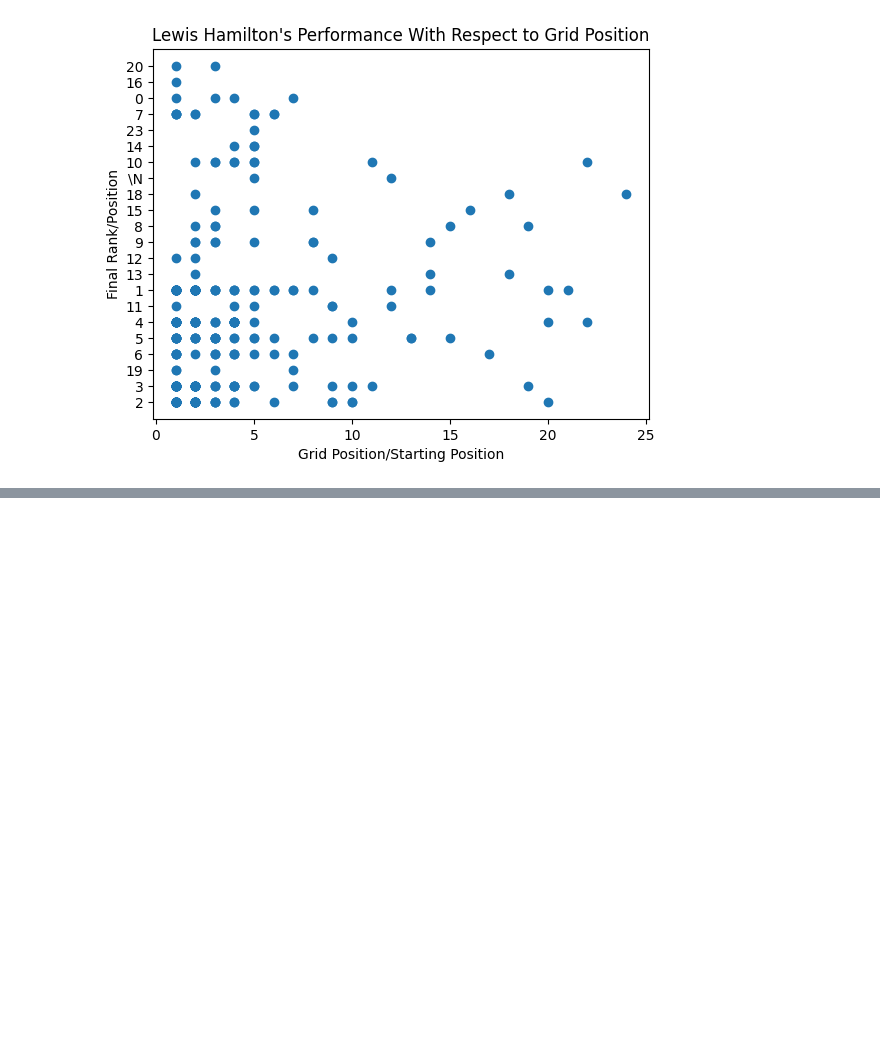
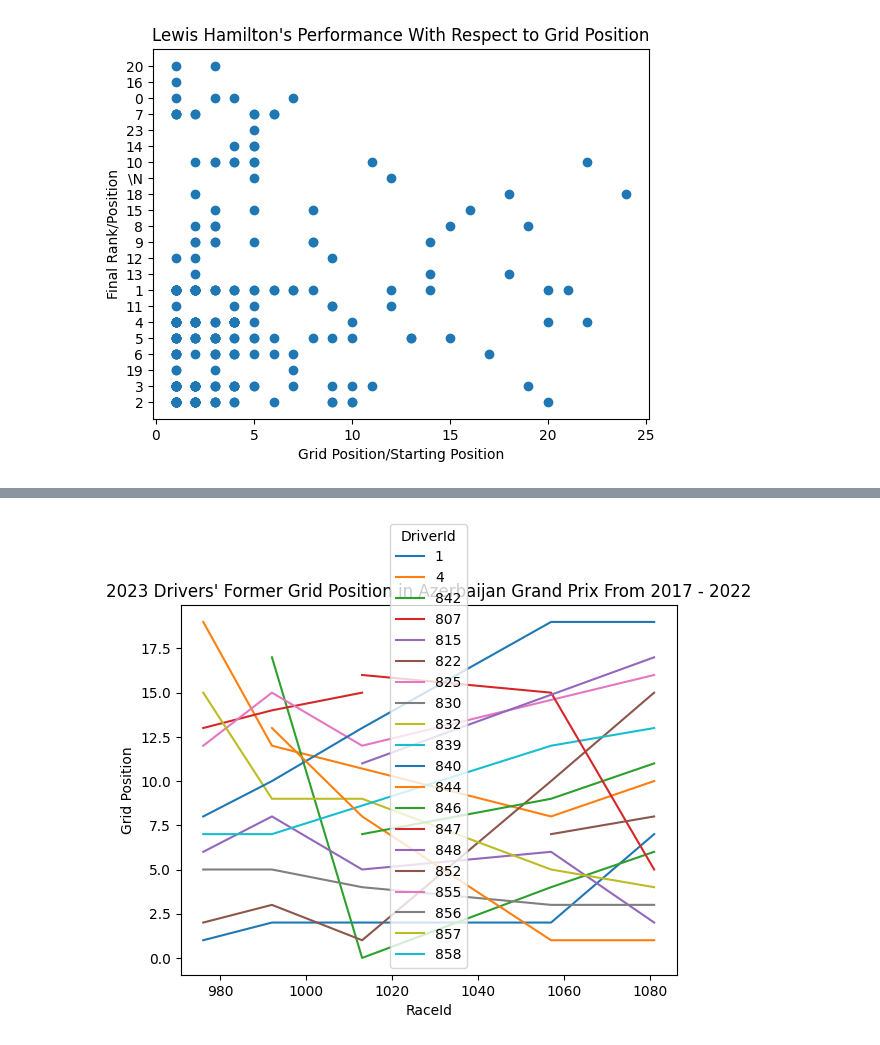
Before and after one commit to JunyiZhou-Conny/F1-Score-Prediction, a Jupyter notebook: Analysis of Hamilton.ipynb, the cells around one changed output, grey strips where cells are left out. Cells and saved outputs as stored; diff of their text form; code cells hidden in the pictures; blank space fills up the shorter version.

Commit message:
Change of Topic of Final Group Project
Making graph sort of

```diff
--- a/Analysis of Hamilton.ipynb
+++ b/Analysis of Hamilton.ipynb
@@ -52,0 +73,46 @@ plt.title("Proportion of Urban Population Versus Years")
+# %%
+## 20 Drivers in 2023 Season
+drivers_2023 = drivers.query("(surname == 'Verstappen' and forename == 'Max') or \
+                             (surname == 'Pérez' and forename == 'Sergio') or \
+                             (surname == 'Alonso' and forename == 'Fernando') or \
+                             (surname == 'Stroll' and forename == 'Lance') or \
+                             (surname == 'Russell' and forename == 'George') or \
+                             (surname == 'Hamilton' and forename == 'Lewis') or \
+                             (surname == 'Leclerc' and forename == 'Charles') or \
+                             (surname == 'Sainz' and forename == 'Carlos') or \
+                             (surname == 'Piastri' and forename == 'Oscar') or \
+                             (surname == 'Norris' and forename == 'Lando') or \
+                             (surname == 'Ocon' and forename == 'Esteban') or \
+                             (surname == 'Gasly' and forename == 'Pierre') or \
+                             (surname == 'Hülkenberg' and forename == 'Nico') or \
+                             (surname == 'Magnussen' and forename == 'Kevin') or \
+                             (surname == 'Zhou' and forename == 'Guanyu') or \
+                             (surname == 'Bottas' and forename == 'Valtteri') or \
+                             (surname == 'de Vries' and forename == 'Nyck') or \
+                             (surname == 'Tsunoda' and forename == 'Yuki') or \
+                             (surname == 'Sargeant' and forename == 'Logan') or \
+                             (surname == 'Albon' and forename == 'Alexander')")
+# %%
+##Predict the outcome in the forthcoming 4/30 Azerbaijan Grand Prix based on pervious performance
+##Extract past competitions with the following commonality:
+##Circuit ID: 73, Baku, Azerbaijan
+##Driver ID: 20 drivers in 2023
+series_drId = drivers_2023["driverId"]
+vec_drId = np.array(series_drId.values)
+results_Baku = (results[results['driverId'].isin(vec_drId)]
+                .query("raceId == [976, 992, 1013, 1057, 1081]"))
+# %%
+##Grid Positions For Each Driver
+for ID in vec_drId:
+    x = results_Baku.query(f"driverId == {ID}")["raceId"]
+    y = results_Baku.query(f"driverId == {ID}")["grid"]
+    plt.plot(x,y)
+    plt.xlabel("RaceId")
+    plt.ylabel("Grid Position")
+    plt.title("2023 Drivers' Former Grid Position in Azerbaijan Grand Prix From 2017 - 2022")
+
+plt.legend(labels = vec_drId,
+           title  = "DriverId")
+plt.show()
+# %% [output]
+[figure, added]
```
Also changed, not shown: parts of 6 cells of this notebook.
